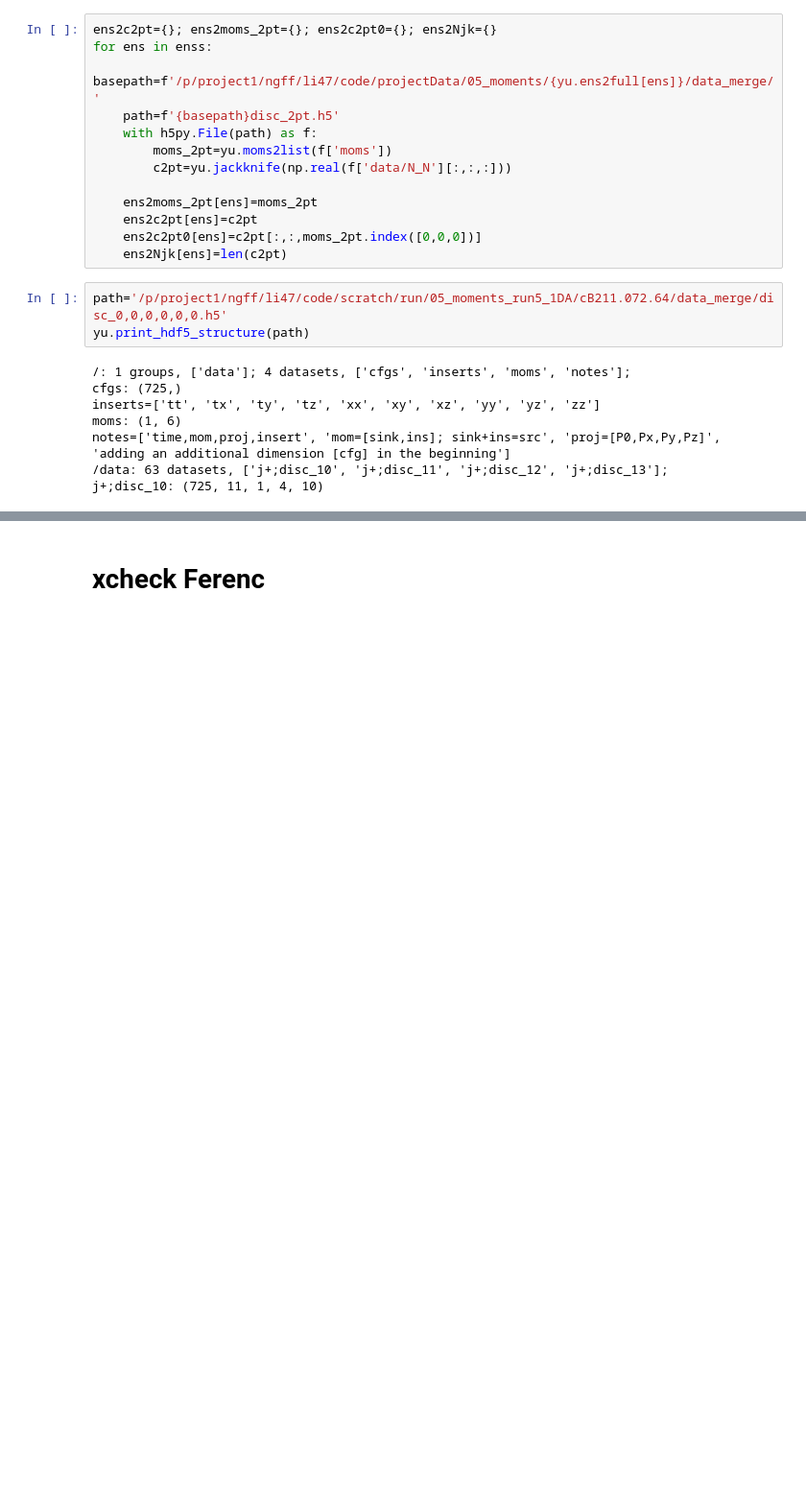
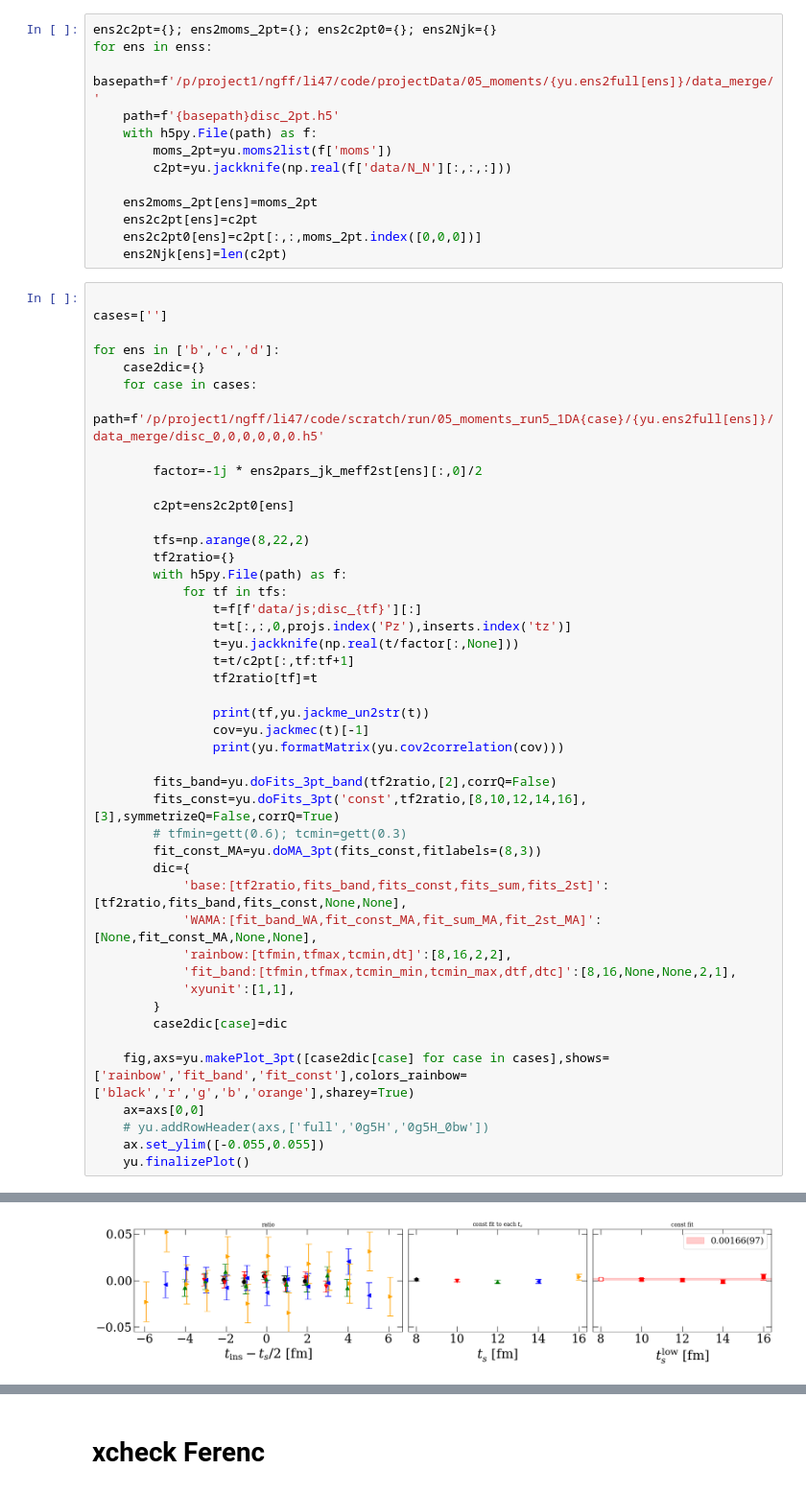
Before and after one commit to lee14916/glwc3, a Jupyter notebook: project2/05_moments/check_helicity_priyajit.ipynb, the cells around one changed output, grey strips where cells are left out. Shown at 96% size. Cells and saved outputs as stored; diff of their text form; blank space fills up the shorter version.

```diff
--- a/project2/05_moments/check_helicity_priyajit.ipynb
+++ b/project2/05_moments/check_helicity_priyajit.ipynb
@@ -28,14 +28,49 @@ for ens in enss:
     ens2c2pt[ens]=c2pt
     ens2c2pt0[ens]=c2pt[:,:,moms_2pt.index([0,0,0])]
     ens2Njk[ens]=len(c2pt)
-# %%
-path='/p/project1/ngff/li47/code/scratch/run/05_moments_run5_1DA/cB211.072.64/data_merge/disc_0,0,0,0,0,0.h5'
-yu.print_hdf5_structure(path)
-# %% [output]
-/: 1 groups, ['data']; 4 datasets, ['cfgs', 'inserts', 'moms', 'notes'];
-cfgs: (725,)
-inserts=['tt', 'tx', 'ty', 'tz', 'xx', 'xy', 'xz', 'yy', 'yz', 'zz']
-moms: (1, 6)
-notes=['time,mom,proj,insert', 'mom=[sink,ins]; sink+ins=src', 'proj=[P0,Px,Py,Pz]', 'adding an additional dimension [cfg] in the beginning']
-/data: 63 datasets, ['j+;disc_10', 'j+;disc_11', 'j+;disc_12', 'j+;disc_13'];
-j+;disc_10: (725, 11, 1, 4, 10)
+# %%
+
+cases=['']
+
+for ens in ['b','c','d']:
+    case2dic={}
+    for case in cases:
+        path=f'/p/project1/ngff/li47/code/scratch/run/05_moments_run5_1DA{case}/{yu.ens2full[ens]}/data_merge/disc_0,0,0,0,0,0.h5'
+
+        factor=-1j * ens2pars_jk_meff2st[ens][:,0]/2
+
+        c2pt=ens2c2pt0[ens]
+
+        tfs=np.arange(8,22,2)
+        tf2ratio={}
+        with h5py.File(path) as f:
+            for tf in tfs:
+                t=f[f'data/js;disc_{tf}'][:]
+                t=t[:,:,0,projs.index('Pz'),inserts.index('tz')]
+                t=yu.jackknife(np.real(t/factor[:,None]))
+                t=t/c2pt[:,tf:tf+1]
+                tf2ratio[tf]=t
+
+                print(tf,yu.jackme_un2str(t))
+                cov=yu.jackmec(t)[-1]
+                print(yu.formatMatrix(yu.cov2correlation(cov)))
+
+        fits_band=yu.doFits_3pt_band(tf2ratio,[2],corrQ=False)
+        fits_const=yu.doFits_3pt('const',tf2ratio,[8,10,12,14,16],[3],symmetrizeQ=False,corrQ=True)
+        # tfmin=gett(0.6); tcmin=gett(0.3)
+        fit_const_MA=yu.doMA_3pt(fits_const,fitlabels=(8,3))
+        dic={
+            'base:[tf2ratio,fits_band,fits_const,fits_sum,fits_2st]':[tf2ratio,fits_band,fits_const,None,None],
+            'WAMA:[fit_band_WA,fit_const_MA,fit_sum_MA,fit_2st_MA]':[None,fit_const_MA,None,None],
+            'rainbow:[tfmin,tfmax,tcmin,dt]':[8,16,2,2],
+            'fit_band:[tfmin,tfmax,tcmin_min,tcmin_max,dtf,dtc]':[8,16,None,None,2,1],
+            'xyunit':[1,1],
+        }
+        case2dic[case]=dic
+
+    fig,axs=yu.makePlot_3pt([case2dic[case] for case in cases],shows=['rainbow','fit_band','fit_const'],colors_rainbow=['black','r','g','b','orange'],sharey=True)
+    ax=axs[0,0]
+    # yu.addRowHeader(axs,['full','0g5H','0g5H_0bw'])
+    ax.set_ylim([-0.055,0.055])
+    yu.finalizePlot()
+# %% [output]
@@ -41,0 +94 @@ j+;disc_10: (725, 11, 1, 4, 10)
+[figure, added]
```
Also changed, not shown: parts of 6 cells of this notebook, 34 other files.
